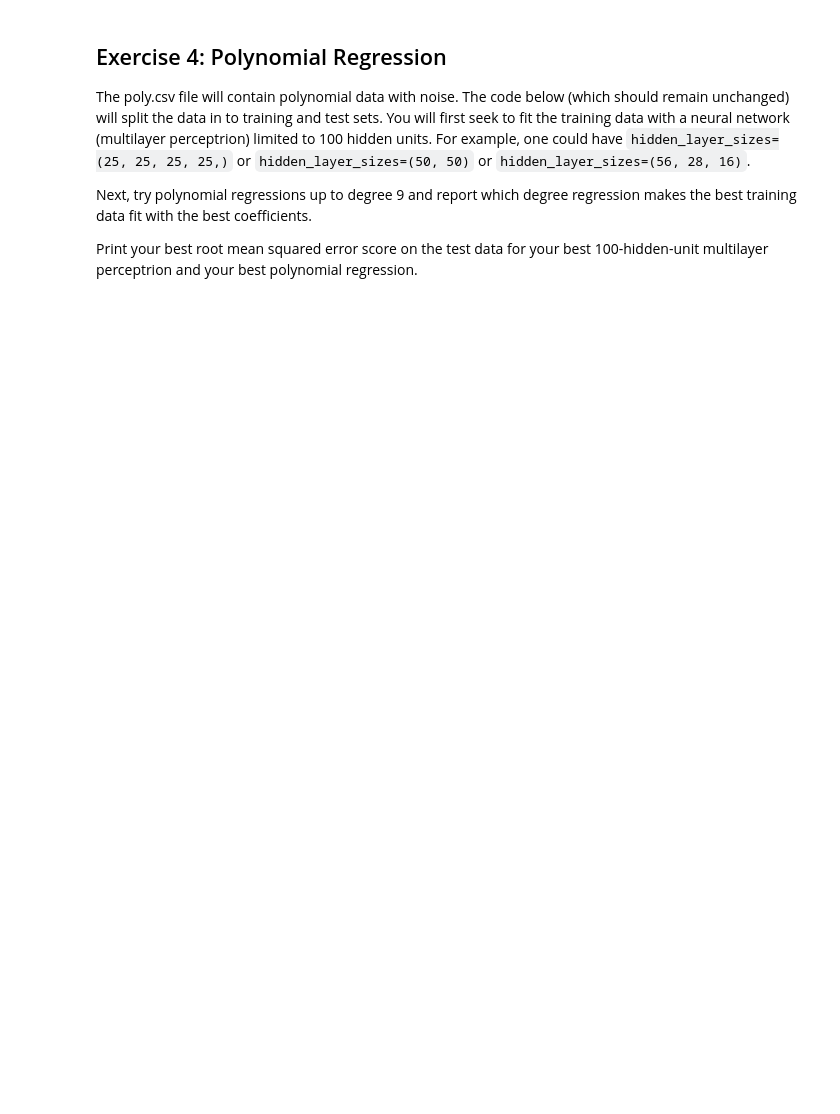
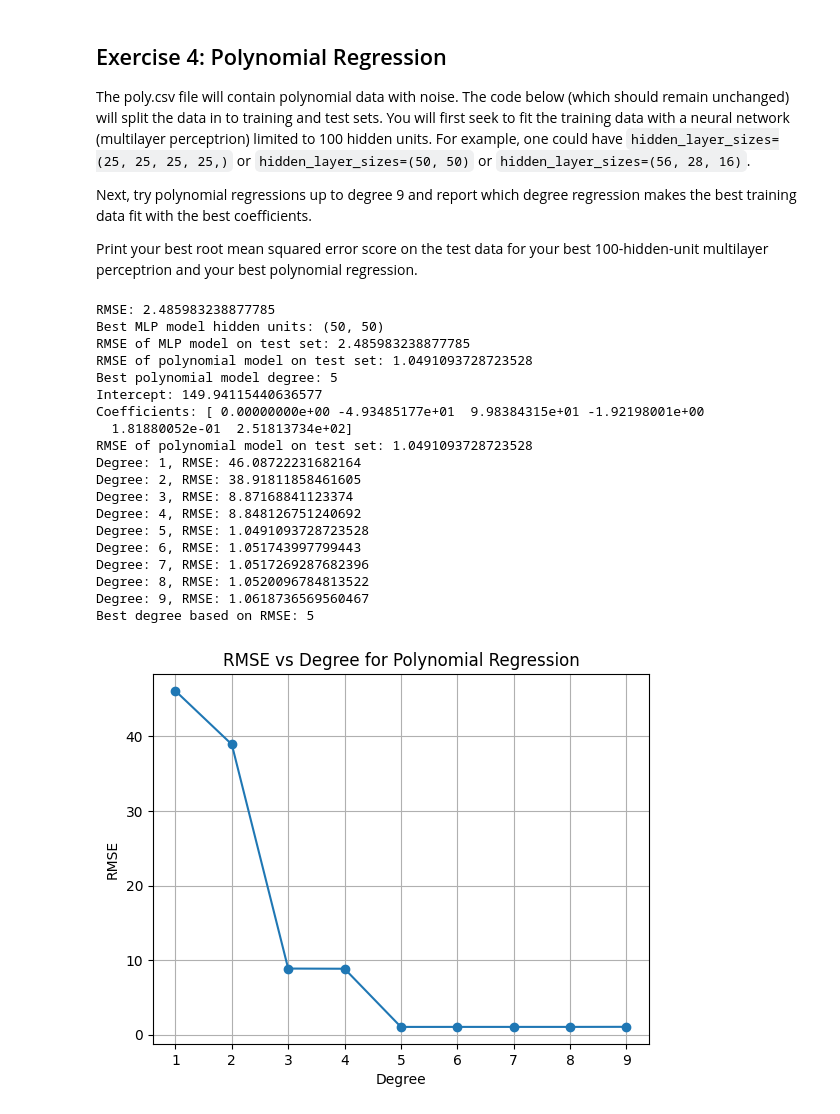
Before and after one commit to ellieonarose/HW7, a Jupyter notebook: cs371-exercises.ipynb, the cells around one changed output. Cells and saved outputs as stored; diff of their text form; code cells hidden in the pictures; blank space fills up the shorter version.

```diff
--- a/cs371-exercises.ipynb
+++ b/cs371-exercises.ipynb
@@ -286,7 +345,7 @@ X_test = df_test[['x']]
 y_test = df_test['y']
 
 # TODO: Perform multilayer perceptron regression on the training set using the MLPRegressor class from sklearn and a maximum of 100 hidden units.
-train_mlp = MLPRegressor(hidden_layer_sizes=(100,), max_iter=10000, random_state=0)
+train_mlp = MLPRegressor(hidden_layer_sizes=(50,50), max_iter=10000, random_state=0)
 
 
 # Print the RMSE of the model on the testing set.
@@ -307,31 +366,92 @@ print("RMSE of MLP model on test set:", rmse)
 # TODO: Perform polynomial regression on the training set using the PolynomialFeatures class from sklearn and a maximum of 9 degrees.
 from sklearn.preprocessing import PolynomialFeatures
 from sklearn.pipeline import make_pipeline
 from sklearn.linear_model import LinearRegression
 # Create a pipeline that first transforms the input features using PolynomialFeatures and then fits a LinearRegression model.
-poly = PolynomialFeatures(degree=9)
+
+poly = PolynomialFeatures(degree=5)
 poly_model = make_pipeline(poly, LinearRegression())
 # Fit the polynomial model to the training data.
 poly_model.fit(X_train, y_train)
 # Predict the life expectancy of the testing set using the trained polynomial model.
 y_pred_poly = poly_model.predict(X_test)
 # Calculate the RMSE of the polynomial model on the testing set.
 rmse_poly = np.sqrt(mean_squared_error(y_test, y_pred_poly))
 print("RMSE of polynomial model on test set:", rmse_poly)
 
 # You are permitted to use extensions of linear regression (e.g. LASSO, Ridge) to reduce overfitting when producing a linear regression model over your polynomial features.
 
 # Print the best polynomial model degree, intercept, coefficients, and the RMSE of that model on the test set.
 print("Best polynomial model degree:", poly.degree)
 print("Intercept:", poly_model.named_steps['linearregression'].intercept_)
 print("Coefficients:", poly_model.named_steps['linearregression'].coef_)
 print("RMSE of polynomial model on test set:", rmse_poly)
 
+# Train the polynomial model with different degrees from 1 to 9 and find the best degree based on RMSE.
+degrees = range(1, 10)
+rmse_list = []
+for degree in degrees:
+    poly = PolynomialFeatures(degree=degree)
+    poly_model = make_pipeline(poly, LinearRegression())
+    poly_model.fit(X_train, y_train)
+    y_pred_poly = poly_model.predict(X_test)
+    rmse = np.sqrt(mean_squared_error(y_test, y_pred_poly))
+    rmse_list.append(rmse)
+    print(f"Degree: {degree}, RMSE: {rmse}")
+# Find the best degree based on RMSE.
+best_degree = degrees[np.argmin(rmse_list)]
+print("Best degree based on RMSE:", best_degree)
+# Plot the RMSE for each degree.
+plt.plot(degrees, rmse_list, marker='o')
+plt.xlabel('Degree')
+plt.ylabel('RMSE')
+plt.title('RMSE vs Degree for Polynomial Regression')
+plt.xticks(degrees)
+plt.grid()
+plt.show()
+
+
 # TODO (optional): Scatter plot the true y values against the predicted y values for each of your best models.
 plt.scatter(y_test, y_pred, color='blue', label='MLP Model Predictions')
 plt.scatter(y_test, y_pred_poly, color='red', label='Polynomial Model Predictions')
 plt.xlabel('True y Values')
 plt.ylabel('Predicted y Values')
 plt.title('True vs Predicted y Values')
 plt.legend()
 plt.show()
+
+
+
+# 2nd visualization: Plot the true y values against the predicted y values for each of your best models.
+plt.figure(figsize=(10, 6))
+plt.scatter(X_test, y_test, color='black', label='True y')
+plt.scatter(X_test, y_pred, color='blue', label='MLP Model Predictions')
+plt.scatter(X_test, y_pred_poly, color='red', label='Polynomial Model Predictions')
+plt.xlabel('x')
+plt.ylabel('y')
+plt.title('Scatter Plot: Model Predictions vs True Values')
+plt.legend()
+plt.grid(True)
+plt.tight_layout()
+plt.show()
+# %% [output]
+RMSE: 2.485983238877785
+Best MLP model hidden units: (50, 50)
+RMSE of MLP model on test set: 2.485983238877785
+RMSE of polynomial model on test set: 1.0491093728723528
+Best polynomial model degree: 5
+Intercept: 149.94115440636577
+Coefficients: [ 0.00000000e+00 -4.93485177e+01  9.98384315e+01 -1.92198001e+00
+  1.81880052e-01  2.51813734e+02]
+RMSE of polynomial model on test set: 1.0491093728723528
+Degree: 1, RMSE: 46.08722231682164
+Degree: 2, RMSE: 38.91811858461605
+Degree: 3, RMSE: 8.87168841123374
+Degree: 4, RMSE: 8.848126751240692
+Degree: 5, RMSE: 1.0491093728723528
+Degree: 6, RMSE: 1.051743997799443
+Degree: 7, RMSE: 1.0517269287682396
+Degree: 8, RMSE: 1.0520096784813522
+Degree: 9, RMSE: 1.0618736569560467
+Best degree based on RMSE: 5
+[figure, added]
```
Also changed, not shown: parts of 4 cells of this notebook.
